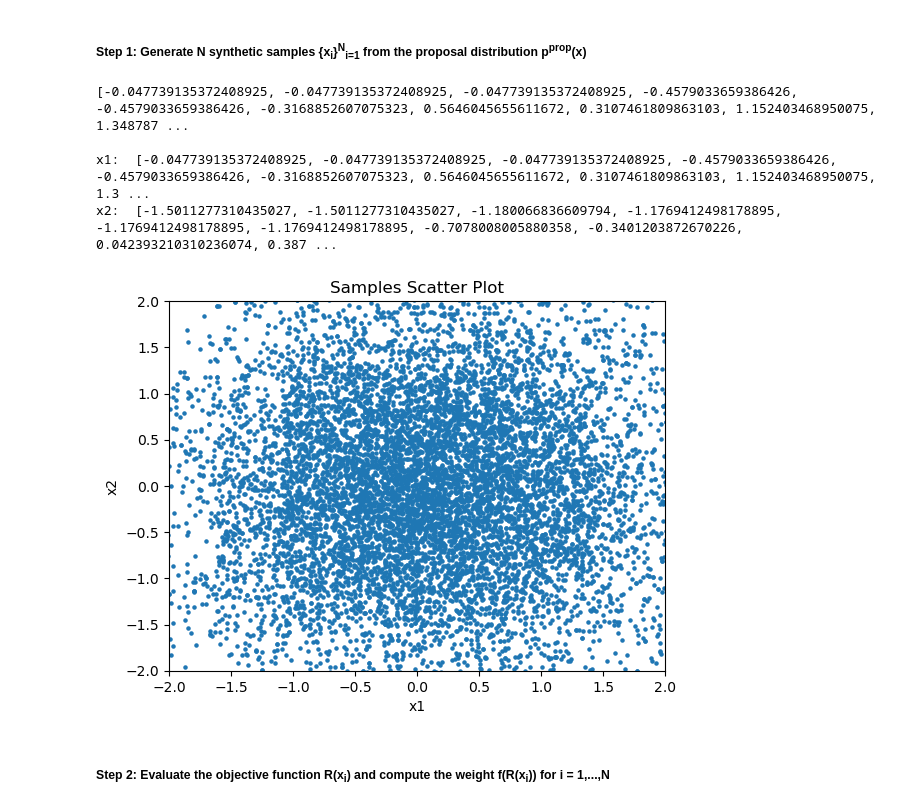
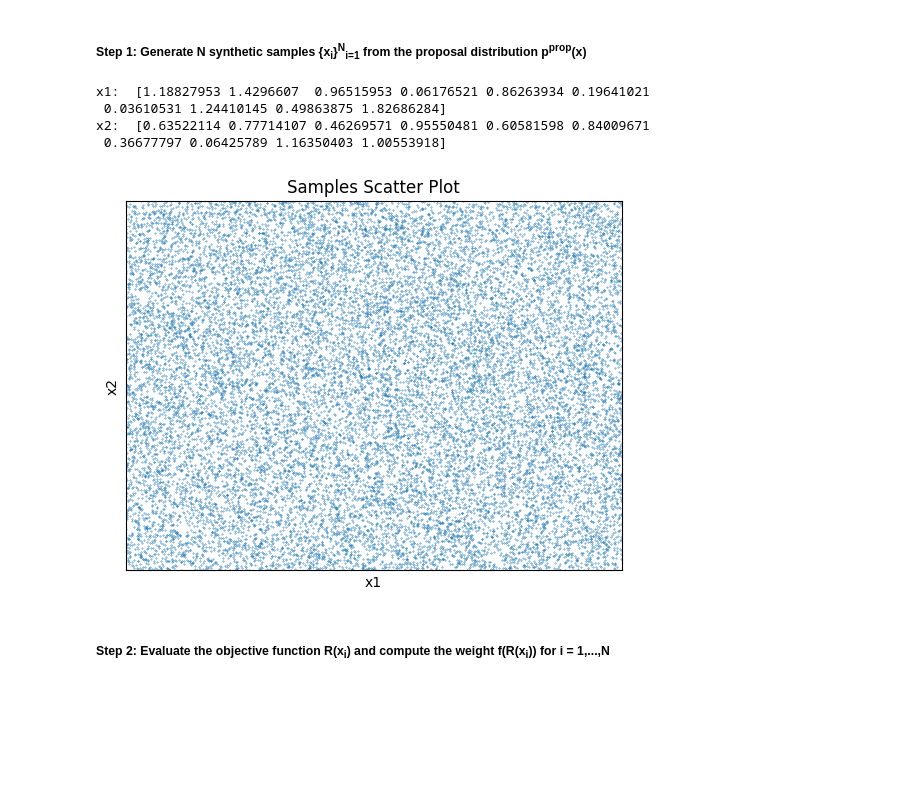
Before and after one commit to saraaldhaheri/LSMO, a Jupyter notebook: solution-manifold.ipynb, the cells around one changed output. Cells and saved outputs as stored; diff of their text form; code cells hidden in the pictures; blank space fills up the shorter version.

```diff
--- a/solution-manifold.ipynb
+++ b/solution-manifold.ipynb
@@ -288,30 +97,38 @@ Return: x<sup>*</sup>
 # %% [markdown]
 ##### Step 1: Generate N synthetic samples {x<sub>i</sub>}<sup>N</sup><sub>i=1</sub> from the proposal distribution p<sup>prop</sup>(x)
 # %%
-print(samples[0:10], "\n")
-# sample_x1 = [samples[i] for i in range(0, len(x1), 2)]
-# sample_x2 = [samples[i] for i in range(1, len(x1), 2)]
-sample_x1 =samples[0:10000]
-sample_x2 =samples[10000:]
+# import numpy as np
+# import matplotlib.pyplot as plt
+from scipy.interpolate import griddata
+
+
+num_samples = 20000
+
+samples = np.random.uniform(0, 2, num_samples)
+sample_x1 =samples[0:num_samples]
+sample_x2 =samples[num_samples::-1]
 
 print("x1: ", sample_x1[0:10], "\nx2: ", sample_x2[0:10])
 
-plt.scatter(sample_x1,sample_x2, s=5)
+plt.scatter(sample_x1,sample_x2, s=0.1)
 plt.title('Samples Scatter Plot')
 plt.xlabel('x1')
 plt.ylabel('x2')
 
-plt.xlim(-2,2)
-plt.ylim(-2,2)
+plt.xticks([])
+plt.yticks([])
+
+plt.xlim(0,2)
+plt.ylim(0,2)
 
 # Show the plot
 plt.show()
 # %% [output]
-[-0.047739135372408925, -0.047739135372408925, -0.047739135372408925, -0.4579033659386426, -0.4579033659386426, -0.3168852607075323, 0.5646045655611672, 0.3107461809863103, 1.152403468950075, 1.348787 ...
-
-x1:  [-0.047739135372408925, -0.047739135372408925, -0.047739135372408925, -0.4579033659386426, -0.4579033659386426, -0.3168852607075323, 0.5646045655611672, 0.3107461809863103, 1.152403468950075, 1.3 ...
-x2:  [-1.5011277310435027, -1.5011277310435027, -1.180066836609794, -1.1769412498178895, -1.1769412498178895, -1.1769412498178895, -0.7078008005880358, -0.3401203872670226, 0.042393210310236074, 0.387 ...
+x1:  [1.18827953 1.4296607  0.96515953 0.06176521 0.86263934 0.19641021
+ 0.03610531 1.24410145 0.49863875 1.82686284]
+x2:  [0.63522114 0.77714107 0.46269571 0.95550481 0.60581598 0.84009671
+ 0.36677797 0.06425789 1.16350403 1.00553918]
-[figure, old version]
+[figure, new version]
 # %% [markdown]
 ##### Step 2: Evaluate the objective function R(x<sub>i</sub>) and compute the weight f(R(x<sub>i</sub>)) for i = 1,...,N
 # %%
```
Also changed, not shown: parts of 36 cells of this notebook, 4 other files.
